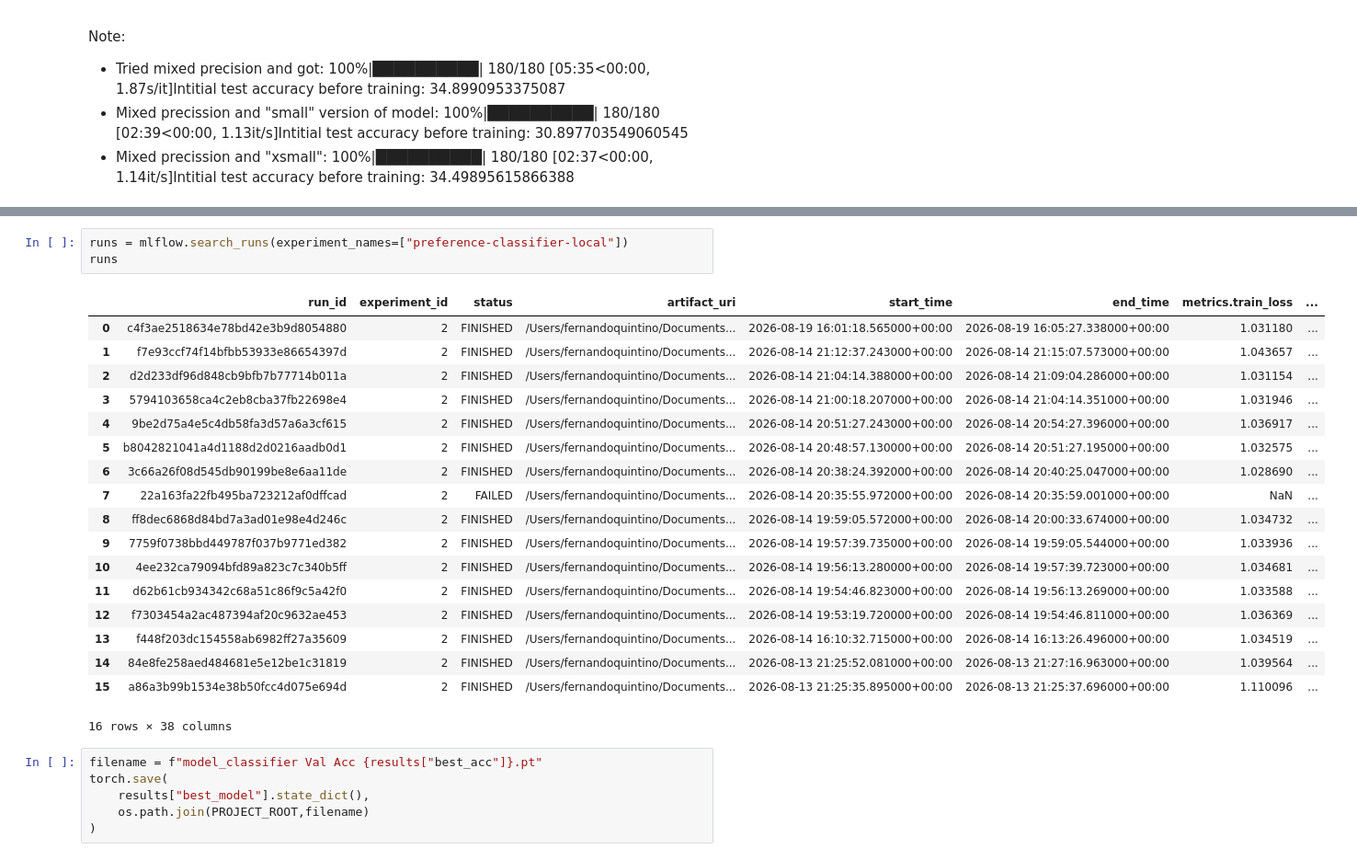
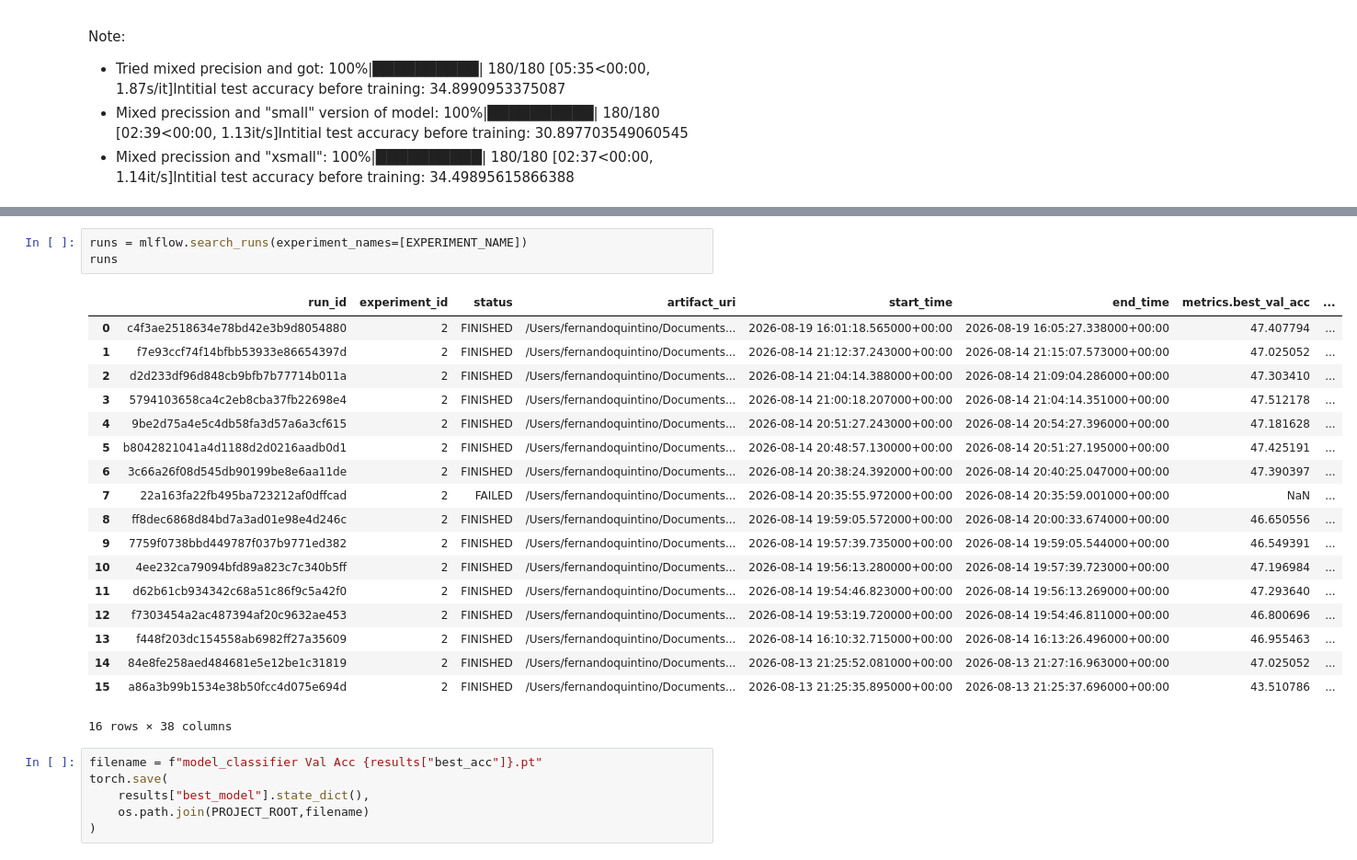
Before and after one commit to fernandoquintino/llm-classification-finetuning, a Jupyter notebook: LLM_kaggle_proect.ipynb, the cells around one changed output, grey strips where cells are left out. Shown at 92% size. Drawn from its saved outputs; the diff is of its cells as text.

```diff
--- a/LLM_kaggle_proect.ipynb
+++ b/LLM_kaggle_proect.ipynb
@@ -646,26 +725,26 @@ else:
 # %% [output]
 Device is set to mps (Needs to be set to cuda).
 # %%
-runs = mlflow.search_runs(experiment_names=["preference-classifier-local"])
+runs = mlflow.search_runs(experiment_names=[EXPERIMENT_NAME])
 runs
 # %% [output]
-|  | run_id | experiment_id | status | artifact_uri | start_time | end_time | metrics.train_loss | ... |
-| 0 | c4f3ae2518634e78bd42e3b9d8054880 | 2 | FINISHED | /Users/fernandoquintino/Documents... | 2026-08-19 16:01:18.565000+00:00 | 2026-08-19 16:05:27.338000+00:00 | 1.031180 | ... |
-| 1 | f7e93ccf74f14bfbb53933e86654397d | 2 | FINISHED | /Users/fernandoquintino/Documents... | 2026-08-14 21:12:37.243000+00:00 | 2026-08-14 21:15:07.573000+00:00 | 1.043657 | ... |
-| 2 | d2d233df96d848cb9bfb7b77714b011a | 2 | FINISHED | /Users/fernandoquintino/Documents... | 2026-08-14 21:04:14.388000+00:00 | 2026-08-14 21:09:04.286000+00:00 | 1.031154 | ... |
-| 3 | 5794103658ca4c2eb8cba37fb22698e4 | 2 | FINISHED | /Users/fernandoquintino/Documents... | 2026-08-14 21:00:18.207000+00:00 | 2026-08-14 21:04:14.351000+00:00 | 1.031946 | ... |
-| 4 | 9be2d75a4e5c4db58fa3d57a6a3cf615 | 2 | FINISHED | /Users/fernandoquintino/Documents... | 2026-08-14 20:51:27.243000+00:00 | 2026-08-14 20:54:27.396000+00:00 | 1.036917 | ... |
-| 5 | b8042821041a4d1188d2d0216aadb0d1 | 2 | FINISHED | /Users/fernandoquintino/Documents... | 2026-08-14 20:48:57.130000+00:00 | 2026-08-14 20:51:27.195000+00:00 | 1.032575 | ... |
-| 6 | 3c66a26f08d545db90199be8e6aa11de | 2 | FINISHED | /Users/fernandoquintino/Documents... | 2026-08-14 20:38:24.392000+00:00 | 2026-08-14 20:40:25.047000+00:00 | 1.028690 | ... |
+|  | run_id | experiment_id | status | artifact_uri | start_time | end_time | metrics.best_val_acc | ... |
+| 0 | c4f3ae2518634e78bd42e3b9d8054880 | 2 | FINISHED | /Users/fernandoquintino/Documents... | 2026-08-19 16:01:18.565000+00:00 | 2026-08-19 16:05:27.338000+00:00 | 47.407794 | ... |
+| 1 | f7e93ccf74f14bfbb53933e86654397d | 2 | FINISHED | /Users/fernandoquintino/Documents... | 2026-08-14 21:12:37.243000+00:00 | 2026-08-14 21:15:07.573000+00:00 | 47.025052 | ... |
+| 2 | d2d233df96d848cb9bfb7b77714b011a | 2 | FINISHED | /Users/fernandoquintino/Documents... | 2026-08-14 21:04:14.388000+00:00 | 2026-08-14 21:09:04.286000+00:00 | 47.303410 | ... |
+| 3 | 5794103658ca4c2eb8cba37fb22698e4 | 2 | FINISHED | /Users/fernandoquintino/Documents... | 2026-08-14 21:00:18.207000+00:00 | 2026-08-14 21:04:14.351000+00:00 | 47.512178 | ... |
+| 4 | 9be2d75a4e5c4db58fa3d57a6a3cf615 | 2 | FINISHED | /Users/fernandoquintino/Documents... | 2026-08-14 20:51:27.243000+00:00 | 2026-08-14 20:54:27.396000+00:00 | 47.181628 | ... |
+| 5 | b8042821041a4d1188d2d0216aadb0d1 | 2 | FINISHED | /Users/fernandoquintino/Documents... | 2026-08-14 20:48:57.130000+00:00 | 2026-08-14 20:51:27.195000+00:00 | 47.425191 | ... |
+| 6 | 3c66a26f08d545db90199be8e6aa11de | 2 | FINISHED | /Users/fernandoquintino/Documents... | 2026-08-14 20:38:24.392000+00:00 | 2026-08-14 20:40:25.047000+00:00 | 47.390397 | ... |
 | 7 | 22a163fa22fb495ba723212af0dffcad | 2 | FAILED | /Users/fernandoquintino/Documents... | 2026-08-14 20:35:55.972000+00:00 | 2026-08-14 20:35:59.001000+00:00 | NaN | ... |
-| 8 | ff8dec6868d84bd7a3ad01e98e4d246c | 2 | FINISHED | /Users/fernandoquintino/Documents... | 2026-08-14 19:59:05.572000+00:00 | 2026-08-14 20:00:33.674000+00:00 | 1.034732 | ... |
-| 9 | 7759f0738bbd449787f037b9771ed382 | 2 | FINISHED | /Users/fernandoquintino/Documents... | 2026-08-14 19:57:39.735000+00:00 | 2026-08-14 19:59:05.544000+00:00 | 1.033936 | ... |
-| 10 | 4ee232ca79094bfd89a823c7c340b5ff | 2 | FINISHED | /Users/fernandoquintino/Documents... | 2026-08-14 19:56:13.280000+00:00 | 2026-08-14 19:57:39.723000+00:00 | 1.034681 | ... |
-| 11 | d62b61cb934342c68a51c86f9c5a42f0 | 2 | FINISHED | /Users/fernandoquintino/Documents... | 2026-08-14 19:54:46.823000+00:00 | 2026-08-14 19:56:13.269000+00:00 | 1.033588 | ... |
-| 12 | f7303454a2ac487394af20c9632ae453 | 2 | FINISHED | /Users/fernandoquintino/Documents... | 2026-08-14 19:53:19.720000+00:00 | 2026-08-14 19:54:46.811000+00:00 | 1.036369 | ... |
-| 13 | f448f203dc154558ab6982ff27a35609 | 2 | FINISHED | /Users/fernandoquintino/Documents... | 2026-08-14 16:10:32.715000+00:00 | 2026-08-14 16:13:26.496000+00:00 | 1.034519 | ... |
-| 14 | 84e8fe258aed484681e5e12be1c31819 | 2 | FINISHED | /Users/fernandoquintino/Documents... | 2026-08-13 21:25:52.081000+00:00 | 2026-08-13 21:27:16.963000+00:00 | 1.039564 | ... |
-| 15 | a86a3b99b1534e38b50fcc4d075e694d | 2 | FINISHED | /Users/fernandoquintino/Documents... | 2026-08-13 21:25:35.895000+00:00 | 2026-08-13 21:25:37.696000+00:00 | 1.110096 | ... |
+| 8 | ff8dec6868d84bd7a3ad01e98e4d246c | 2 | FINISHED | /Users/fernandoquintino/Documents... | 2026-08-14 19:59:05.572000+00:00 | 2026-08-14 20:00:33.674000+00:00 | 46.650556 | ... |
+| 9 | 7759f0738bbd449787f037b9771ed382 | 2 | FINISHED | /Users/fernandoquintino/Documents... | 2026-08-14 19:57:39.735000+00:00 | 2026-08-14 19:59:05.544000+00:00 | 46.549391 | ... |
+| 10 | 4ee232ca79094bfd89a823c7c340b5ff | 2 | FINISHED | /Users/fernandoquintino/Documents... | 2026-08-14 19:56:13.280000+00:00 | 2026-08-14 19:57:39.723000+00:00 | 47.196984 | ... |
+| 11 | d62b61cb934342c68a51c86f9c5a42f0 | 2 | FINISHED | /Users/fernandoquintino/Documents... | 2026-08-14 19:54:46.823000+00:00 | 2026-08-14 19:56:13.269000+00:00 | 47.293640 | ... |
+| 12 | f7303454a2ac487394af20c9632ae453 | 2 | FINISHED | /Users/fernandoquintino/Documents... | 2026-08-14 19:53:19.720000+00:00 | 2026-08-14 19:54:46.811000+00:00 | 46.800696 | ... |
+| 13 | f448f203dc154558ab6982ff27a35609 | 2 | FINISHED | /Users/fernandoquintino/Documents... | 2026-08-14 16:10:32.715000+00:00 | 2026-08-14 16:13:26.496000+00:00 | 46.955463 | ... |
+| 14 | 84e8fe258aed484681e5e12be1c31819 | 2 | FINISHED | /Users/fernandoquintino/Documents... | 2026-08-13 21:25:52.081000+00:00 | 2026-08-13 21:27:16.963000+00:00 | 47.025052 | ... |
+| 15 | a86a3b99b1534e38b50fcc4d075e694d | 2 | FINISHED | /Users/fernandoquintino/Documents... | 2026-08-13 21:25:35.895000+00:00 | 2026-08-13 21:25:37.696000+00:00 | 43.510786 | ... |
 16 rows × 38 columns
 # %%
 filename = f"model_classifier Val Acc {results["best_acc"]}.pt"
```
Also changed, not shown: parts of 17 cells of this notebook.
